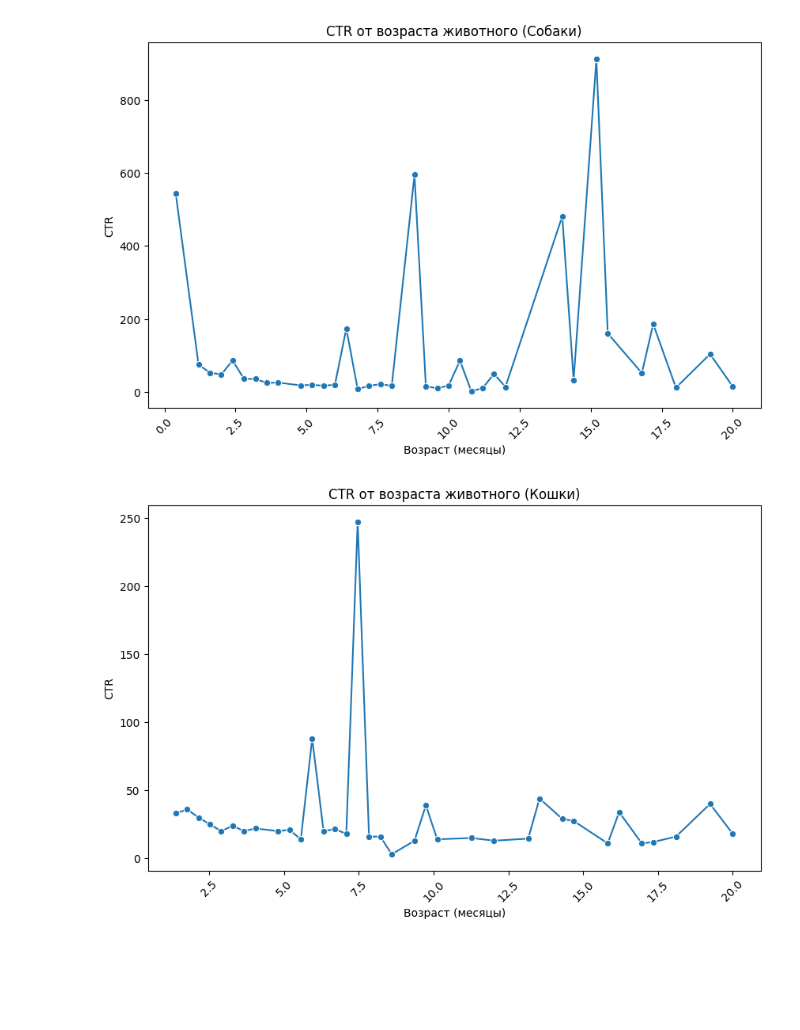
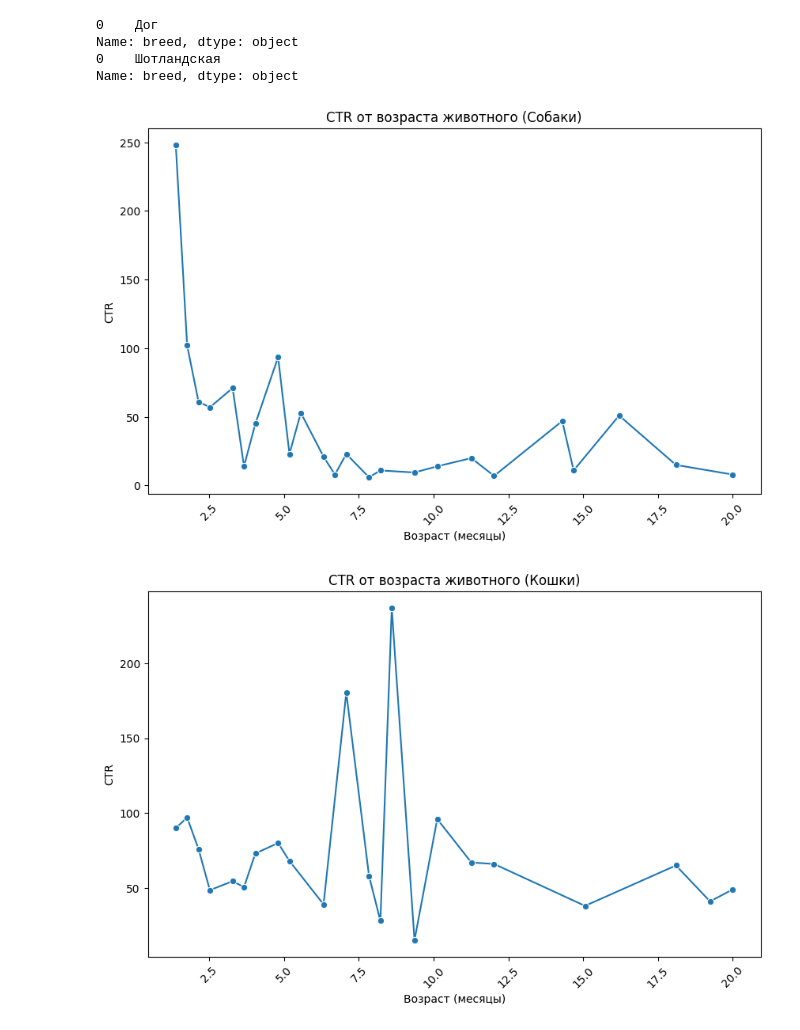
Before and after one commit to DukeTime/FinalDano2024, a Jupyter notebook: hipotesis2.ipynb, the cells around one changed output. Drawn from its saved outputs; the diff is of its cells as text; code cells hidden in the pictures; blank space fills up the shorter version.

```diff
--- a/hipotesis2.ipynb
+++ b/hipotesis2.ipynb
@@ -15,34 +15,40 @@ df = data
 # %%
 # Удаление NaN значений
 df = df.dropna(subset=['category', 'age', 'description_length', 'CTR'])
 df['age'] = df['age'].clip(upper=20)
 
+print(df[df['category'] == 'Собаки']['breed'].mode())
+print(df[df['category'] == 'Кошки']['breed'].mode())
 
 def plot_line(x, y, title, xlabel, ylabel, df=df):
 
     # Создание интервалов для оси X
     df['x_bins'] = list(map(lambda x: x.right, pd.cut(df[x], bins=50)))  # Разбиваем на интервалы
     # Вычисление среднего значения Y для каждого интервала
     median_data = df.groupby('x_bins')[y].median().reset_index()  # Группировка и расчет среднего
     median_data = median_data.dropna()
 
     # Проверка на наличие данных в median_data
     if median_data.empty:
         print("Нет данных для построения графика.")
         return
 
     # Построение графика
     plt.figure(figsize=(10, 6))
     sns.lineplot(data=median_data, x='x_bins', y=y, marker='o')
     plt.title(title)
     plt.xlabel(xlabel)
     plt.ylabel(ylabel)
     plt.xticks(rotation=45)  # Поворот меток по оси X для лучшей читаемости
     plt.show()
 
 
-plot_line('age', 'CTR', 'CTR от возраста животного (Собаки)', 'Возраст (месяцы)', 'CTR', df[df['category'] == 'Собаки'][df['breed'].isna()])
-plot_line('age', 'CTR', 'CTR от возраста животного (Кошки)', 'Возраст (месяцы)', 'CTR', df[df['category'] == 'Кошки'][df['breed'].isna()])
+plot_line('age', 'CTR', 'CTR от возраста животного (Собаки)', 'Возраст (месяцы)', 'CTR', df[df['category'] == 'Собаки'][df['breed'] == 'Дог'])
+plot_line('age', 'CTR', 'CTR от возраста животного (Кошки)', 'Возраст (месяцы)', 'CTR', df[df['category'] == 'Кошки'][df['breed'] == 'Шотландская'])
 # %% [output]
+0    Дог
+Name: breed, dtype: object
+0    Шотландская
+Name: breed, dtype: object
-[figure, old version]
+[figure, new version]
-[figure, old version]
+[figure, new version]
```
Also changed, not shown: parts of 1 cell of this notebook.
